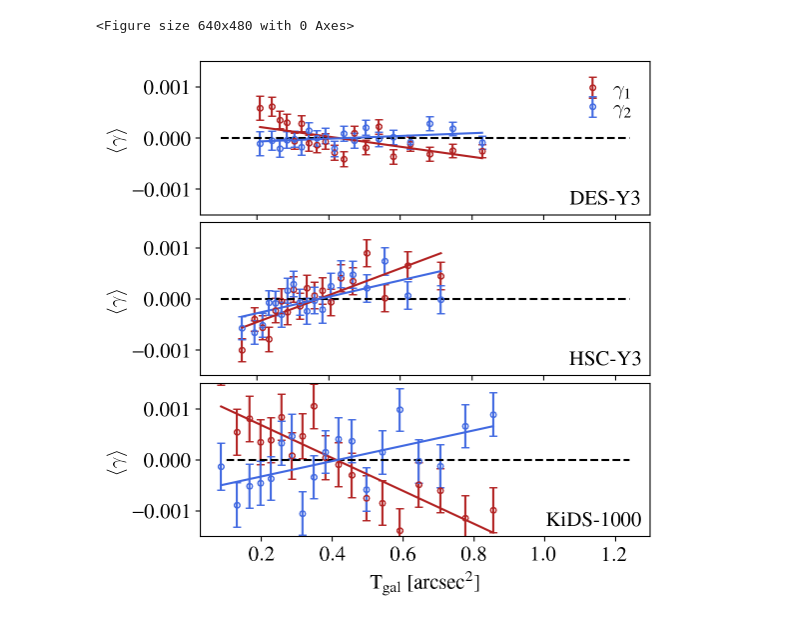
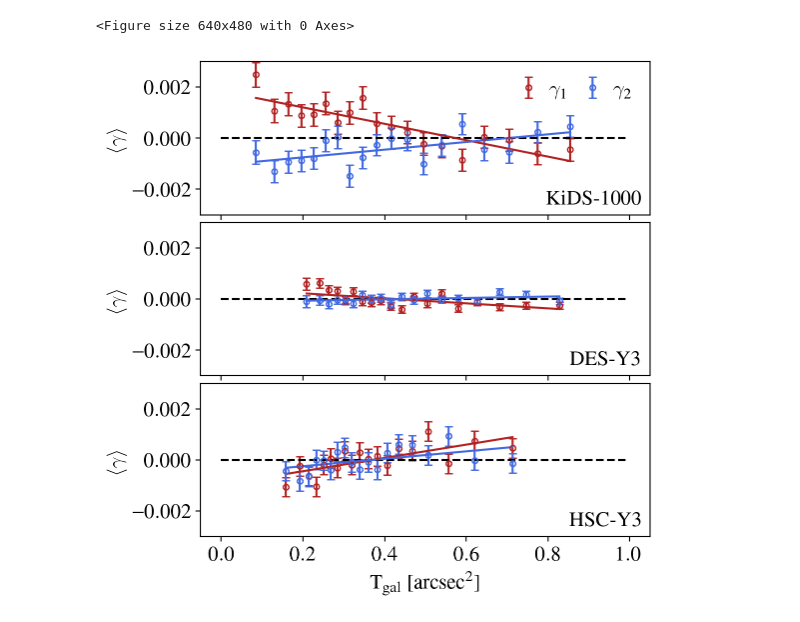
Before and after one commit to LSSTDESC/nulltests_txpipe, a Jupyter notebook: paper_plots/Fig6/MeanShearPlot.ipynb, the cells around one changed output. Saved outputs shown, nothing was run; the diff lists cells and outputs as text; code cells hidden in the pictures.

```diff
--- a/paper_plots/Fig6/MeanShearPlot.ipynb
+++ b/paper_plots/Fig6/MeanShearPlot.ipynb
@@ -117,50 +129,58 @@ fig.savefig('comp_psfg.pdf',bbox_inches='tight')
 # %%
 %matplotlib inline
 matplotlib.rcParams.update({'font.size': 15})
 
 plt.clf()
 fig = plt.figure(figsize=(4.5,5),dpi=100)
 gs  = gridspec.GridSpec(3, 1, top=0.95, right=1.00, left=0.00, bottom=0.00,hspace=0.05,wspace=0.15)
 
+line = np.arange(0.0,1.0,0.01)
+
+d = dic['KiDS-1000']['g_T']
+ax0 = plt.subplot(gs[0])
+ax0.errorbar(d['mu'],d['meang1'],d['stdg1'], color='firebrick',linestyle='None',marker='o',mfc='None',markersize=4,capsize=3,label=r'$\gamma_1$')
+ax0.errorbar(d['mu'],d['meang2'],d['stdg2'], color='royalblue',linestyle='None',marker='o',mfc='None',markersize=4,capsize=3,label=r'$\gamma_2$')
+ax0.plot(line,np.zeros(len(line)),color='black',linestyle='dashed')
+ax0.plot(d['mu'],d['fitg1'],color='firebrick')
+ax0.plot(d['mu'],d['fitg2'],color='royalblue')
+ax0.set_ylim([-0.003,0.003])
+ax0.set_xlim([-0.05,1.05])
+ax0.xaxis.set_tick_params(labelbottom=False)
+ax0.set_ylabel(r'$\langle \gamma \rangle$')
+ax0.text(0.875, 0.1, 'KiDS-1000', horizontalalignment='center', verticalalignment='center', transform=ax0.transAxes)
+ax0.legend(frameon=False,loc = 'upper right',ncol=2, labelspacing=0.00,handletextpad=0.00,columnspacing=0.2)
+
 d = dic['DES-Y3']['g_T']
-ax0 = plt.subplot(gs[0])
-ax0.errorbar(d['mu'],d['meang1']-np.mean(d['meang1']),d['stdg1'], color='firebrick',linestyle='None',marker='o',mfc='None',markersize=4,capsize=3,label=r'$\gamma_1$')
-ax0.errorbar(d['mu'],d['meang2']-np.mean(d['meang2']),d['stdg2'], color='royalblue',linestyle='None',marker='o',mfc='None',markersize=4,capsize=3,label=r'$\gamma_2$')
-ax0.plot(np.arange(0.1,1.25,0.01),np.zeros(len(np.arange(0.1,1.25,0.01))),color='black',linestyle='dashed')
-ax0.plot(d['mu'],d['fitg1']-np.mean(d['meang1']),color='firebrick')
-ax0.plot(d['mu'],d['fitg2']-np.mean(d['meang2']),color='royalblue')
-ax0.set_ylabel(r'$\langle \gamma \rangle$')
-ax0.set_ylim([-0.0015,0.0015])
-ax0.set_xlabel(r'T$_{gal}$')
-ax0.legend(frameon=False,loc = 'upper right', labelspacing=0.00,ncol=1,handletextpad=0.00,columnspacing=0.2)
-ax0.text(0.9, 0.1, 'DES-Y3', horizontalalignment='center', verticalalignment='center', transform=ax0.transAxes)
-
-d = dic['HSC-Y3']['g_T']
 ax1 = plt.subplot(gs[1])
 ax1.errorbar(d['mu'],d['meang1']-np.mean(d['meang1']),d['stdg1'], color='firebrick',linestyle='None',marker='o',mfc='None',markersize=4,capsize=3)
 ax1.errorbar(d['mu'],d['meang2']-np.mean(d['meang2']),d['stdg2'], color='royalblue',linestyle='None',marker='o',mfc='None',markersize=4,capsize=3)
-ax1.plot(np.arange(0.1,1.25,0.01),np.zeros(len(np.arange(0.1,1.25,0.01))),color='black',linestyle='dashed')
+ax1.plot(line,np.zeros(len(line)),color='black',linestyle='dashed')
 ax1.plot(d['mu'],d['fitg1']-np.mean(d['meang1']),color='firebrick')
 ax1.plot(d['mu'],d['fitg2']-np.mean(d['meang2']),color='royalblue')
-ax1.set_ylim([-0.0015,0.0015])
 ax1.set_ylabel(r'$\langle \gamma \rangle$')
-ax1.text(0.9, 0.1, 'HSC-Y3', horizontalalignment='center', verticalalignment='center', transform=ax1.transAxes)
+ax1.set_ylim([-0.003,0.003])
+ax1.set_xlim([-0.05,1.05])
+ax1.xaxis.set_tick_params(labelbottom=False)
+ax1.set_xlabel(r'T$_{gal}$')
+ax1.text(0.9, 0.1, 'DES-Y3', horizontalalignment='center', verticalalignment='center', transform=ax1.transAxes)
 
-d = dic['KiDS-1000']['g_T']
+d = dic['HSC-Y3']['g_T']
 ax2 = plt.subplot(gs[2])
 ax2.errorbar(d['mu'],d['meang1']-np.mean(d['meang1']),d['stdg1'], color='firebrick',linestyle='None',marker='o',mfc='None',markersize=4,capsize=3)
 ax2.errorbar(d['mu'],d['meang2']-np.mean(d['meang2']),d['stdg2'], color='royalblue',linestyle='None',marker='o',mfc='None',markersize=4,capsize=3)
-ax2.plot(np.arange(0.1,1.25,0.01),np.zeros(len(np.arange(0.1,1.25,0.01))),color='black',linestyle='dashed')
+ax2.plot(line,np.zeros(len(line)),color='black',linestyle='dashed')
 ax2.plot(d['mu'],d['fitg1']-np.mean(d['meang1']),color='firebrick')
 ax2.plot(d['mu'],d['fitg2']-np.mean(d['meang2']),color='royalblue')
-ax2.set_ylim([-0.0015,0.0015])
+ax2.set_ylim([-0.003,0.003])
+ax2.set_xlim([-0.05,1.05])
 ax2.set_ylabel(r'$\langle \gamma \rangle$')
 ax2.set_xlabel(r'T$_{\rm gal}$ [arcsec$^2$]')
-ax2.text(0.875, 0.1, 'KiDS-1000', horizontalalignment='center', verticalalignment='center', transform=ax2.transAxes)
+ax2.text(0.9, 0.1, 'HSC-Y3', horizontalalignment='center', verticalalignment='center', transform=ax2.transAxes)
+
 fig.savefig('comp_Tgal.pdf',bbox_inches='tight')
 # %% [output]
 <Figure size 640x480 with 0 Axes>
-[figure, old version]
+[figure, new version]
 # %%
 %matplotlib inline
 matplotlib.rcParams.update({'font.size': 15})
```
Also changed, not shown: parts of 3 cells of this notebook, 4 other files.
